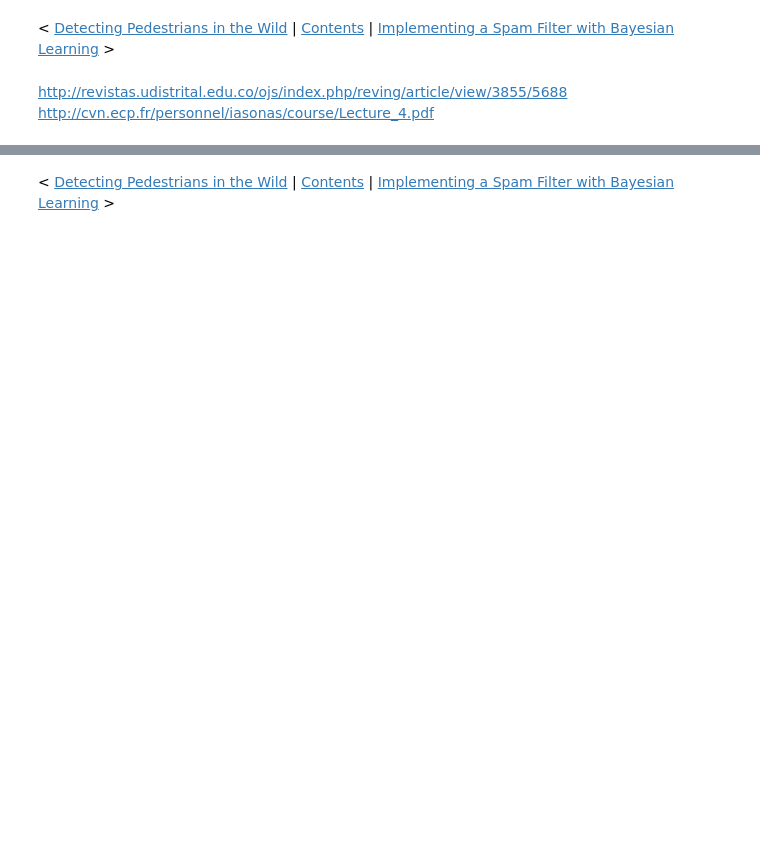
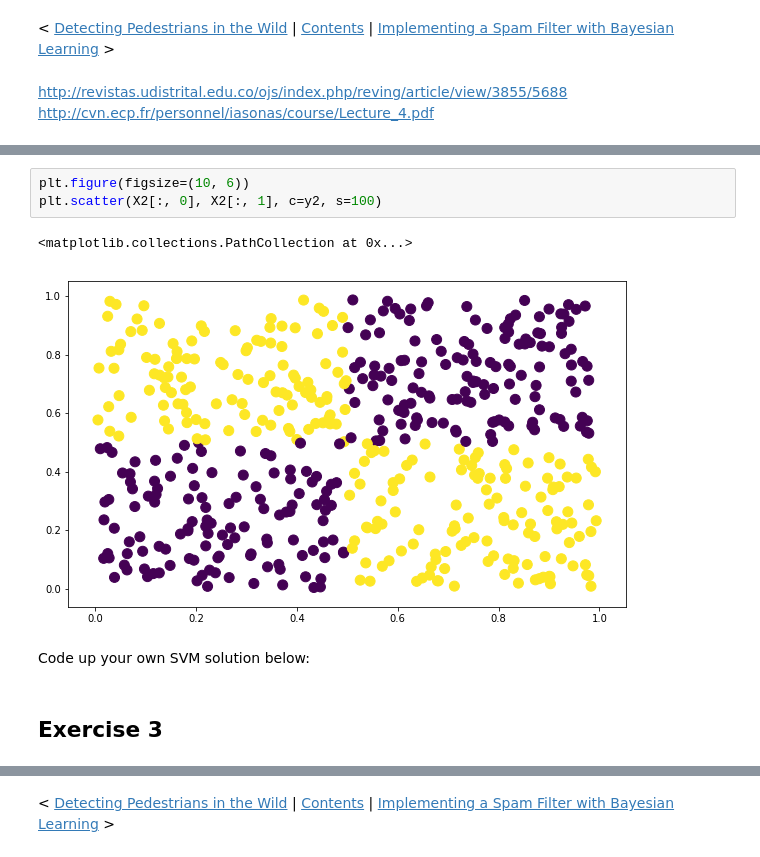
Before and after one commit to mbeyeler/opencv-machine-learning, a Jupyter notebook: notebooks/06.03-Additional-SVM-Exercises.ipynb, the cells around one changed output, grey strips where cells are left out. Drawn from its saved outputs; the diff is of its cells as text; blank space fills up the shorter version.

```diff
--- a/notebooks/06.03-Additional-SVM-Exercises.ipynb
+++ b/notebooks/06.03-Additional-SVM-Exercises.ipynb
@@ -18,0 +56,10 @@ http://cvn.ecp.fr/personnel/iasonas/course/Lecture_4.pdf
+# %%
+plt.figure(figsize=(10, 6))
+plt.scatter(X2[:, 0], X2[:, 1], c=y2, s=100)
+# %% [output]
+<matplotlib.collections.PathCollection at 0x...>
+[figure, added]
+# %% [markdown]
+Code up your own SVM solution below:
+# %% [markdown]
+## Exercise 3
```
Also changed, not shown: parts of 20 cells of this notebook, 8 other files.
